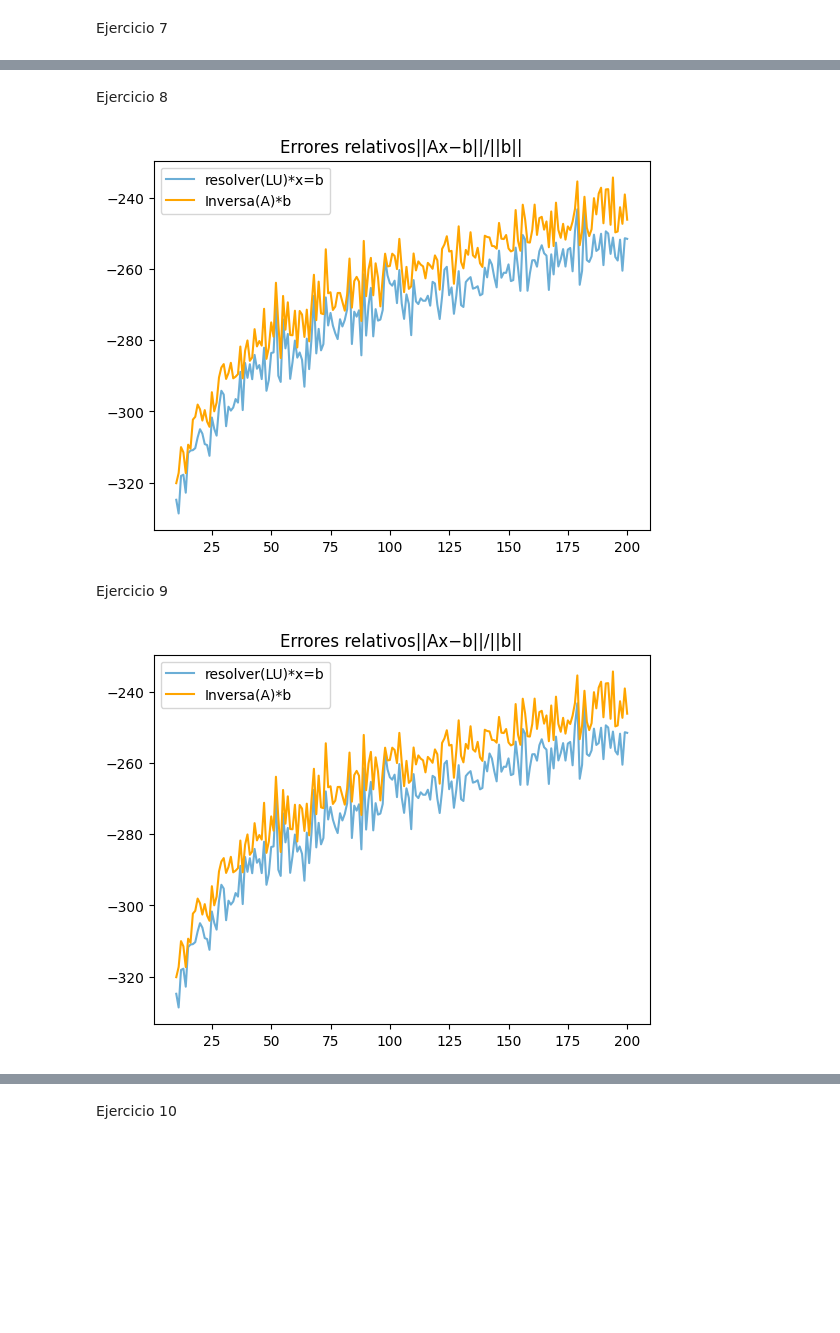
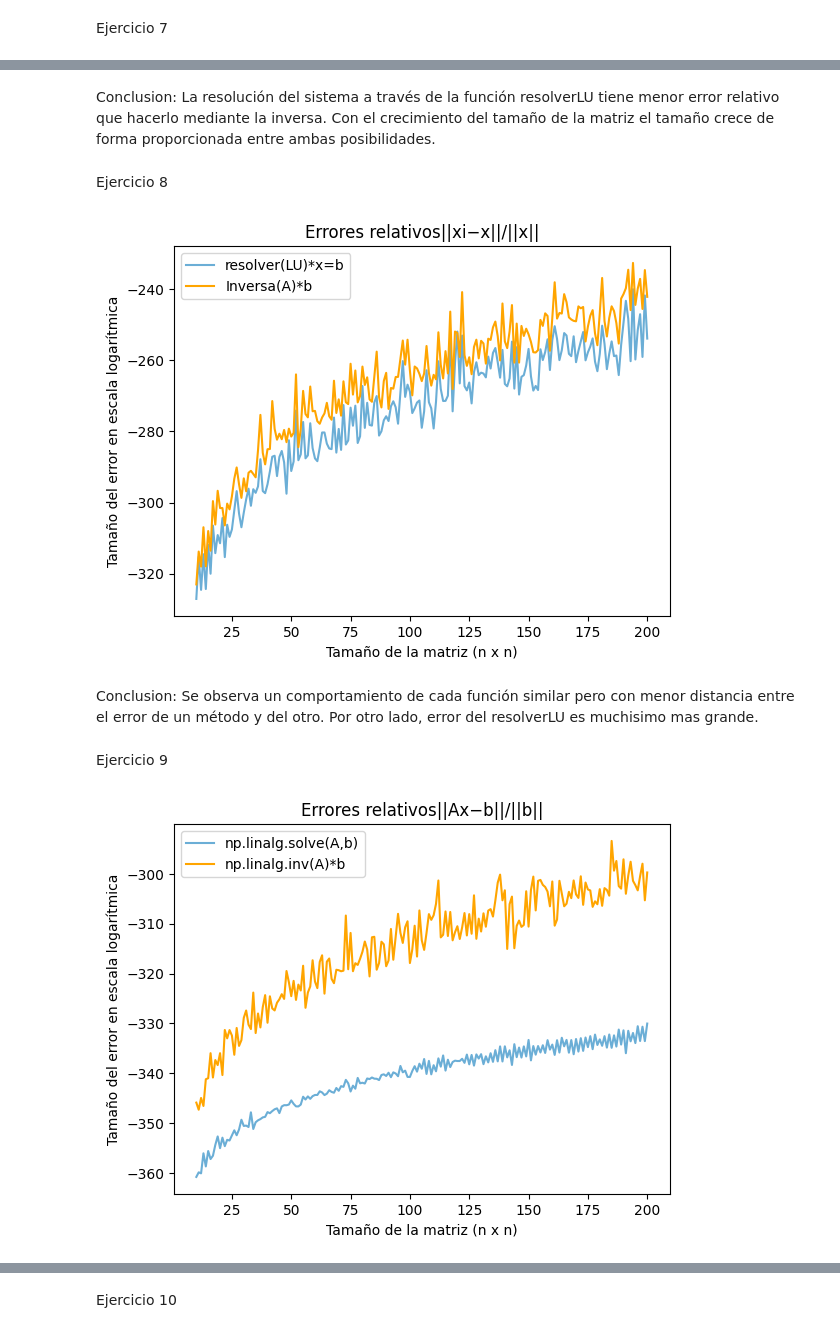
Before and after one commit to pic556/TPsALC20232C, a Jupyter notebook: TP1ALC2C2023-Copy1.ipynb, the cells around one changed output, grey strips where cells are left out. Cells and saved outputs as stored; diff of their text form; code cells hidden in the pictures; blank space fills up the shorter version.

Commit message:
para entregar

```diff
--- a/TP1ALC2C2023-Copy1.ipynb
+++ b/TP1ALC2C2023-Copy1.ipynb
@@ -269,3 +308,5 @@ plt.show()
+# %% [markdown]
+Conclusion: La resolución del sistema a través de la función resolverLU tiene menor error relativo que hacerlo mediante la inversa. Con el crecimiento del tamaño de la matriz el tamaño crece de forma proporcionada entre ambas posibilidades.
 # %% [markdown]
 Ejercicio 8
 # %%
@@ -313,11 +355,17 @@ for n in range(tam_inicial, tam_final):
 n = np.arange(10, len(v1))
 plt.plot(n, v1[10:], label='resolver(LU)*x=b', color='#6baed6')
 plt.plot(n, v2[10:], label='Inversa(A)*b', color='orange')
-plt.title("Errores relativos||Ax−b||/||b||" )
+plt.title("Errores relativos||xi−x||/||x||" )
 plt.legend()
+plt.xlabel("Tamaño de la matriz (n x n)")
+plt.ylabel("Tamaño del error en escala logarítmica")
 plt.show()
 # %% [output]
-[figure, old version]
+[figure, new version]
+# %% [markdown]
+Conclusion: Se observa un comportamiento de cada función similar pero con menor
+distancia entre el error de un método y del otro.
+Por otro lado, error del resolverLU es muchisimo mas grande.
 # %% [markdown]
 Ejercicio 9
 # %%
@@ -325,8 +373,12 @@ tam_inicial = 10       # tamaño inicial de la matriz de cada iteracion
 tam_final = 201        # tamaño final de la matriz de cada iteracion
 cant_iteraciones = 10  # número de veces que se repite el experimento
 
-v3 = np.zeros(tam_final)  # creamos un vector para almacenar los errores del primer método
-v4 = np.zeros(tam_final)  # creamos un vector para almacenar los errores del segundo método
+v3 = np.zeros(tam_final)
+v3x = np.zeros(tam_final)
+# creamos un vector para almacenar los errores del primer método
+v4 = np.zeros(tam_final)
+v4x = np.zeros(tam_final)
+# creamos un vector para almacenar los errores del segundo método
 
 for n in range(tam_inicial,tam_final):
     for j in range(cant_iteraciones):            # para el tamaño de cada matriz iteramos 10 veces
@@ -341,28 +393,31 @@ for n in range(tam_inicial,tam_final):
         x1 = np.linalg.solve(A,b)
 
         # Calculamos el logaritmo del error relativo con el primer metodo
-        err1 = np.log(np.linalg.norm(A @ x1 - b, 2) / np.linalg.norm(b, 2))
+        err1 = np.log(np.linalg.norm(A @ x1 - b) / np.linalg.norm(b))
+        err1x =np.log( np.linalg.norm(x1 - x) / np.linalg.norm(x))
 
         # Resolvemos el sistema Ax = b utilizando la inversa de A
         x2 = np.linalg.inv(A) @ b
 
         # Calculamos el logaritmo del error relativo con el segundo metodo
-        err2 = np.log(np.linalg.norm(A @ x2 - b, 2) / np.linalg.norm(b, 2))
+        err2 = np.log(np.linalg.norm(A @ x2 - b) / np.linalg.norm(b))
+        err2x =np.log( np.linalg.norm(x2 - x) / np.linalg.norm(x))
 
         # Sumamos el error al vector correspondiente
-        v3[n] += err1
-        v4[n] += err2
-
-
- # v3 y v4 van a tener 201 elementos. Los primeros 10 elementos de cada vector van a tener ceros.
+        v3[n]  += err1
+        v3x[n] += err1x
+        v4[n]  += err2
+        v4x[n] += err2x
 # %%
-import matplotlib.pyplot as plt
+
 
 n = np.arange(10, len(v1))
-plt.plot(n, v1[10:], label='resolver(LU)*x=b', color='#6baed6')
-plt.plot(n, v2[10:], label='Inversa(A)*b', color='orange')
+plt.plot(n, v3[10:], label='np.linalg.solve(A,b)', color='#6baed6')
+plt.plot(n, v4[10:], label='np.linalg.inv(A)*b', color='orange')
 plt.title("Errores relativos||Ax−b||/||b||" )
 plt.legend()
+plt.xlabel("Tamaño de la matriz (n x n)")
+plt.ylabel("Tamaño del error en escala logarítmica")
 plt.show()
 # %% [output]
-[figure, old version]
+[figure, new version]
```
Also changed, not shown: parts of 17 cells of this notebook.
